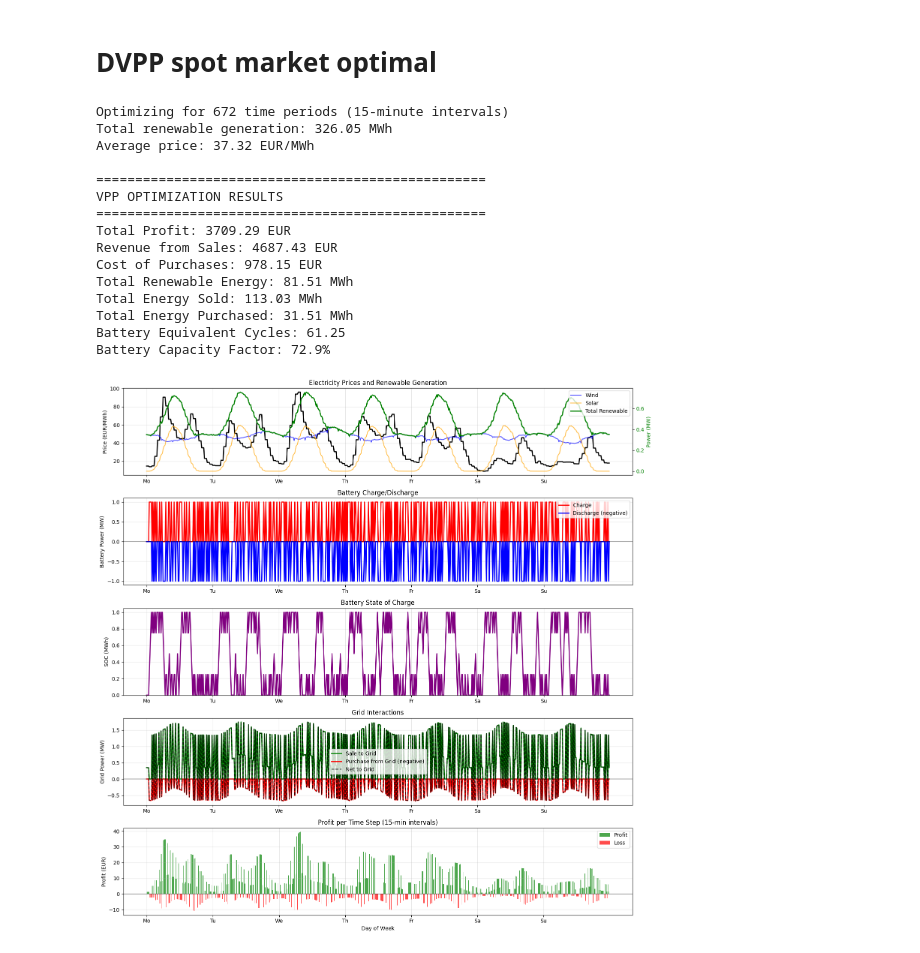
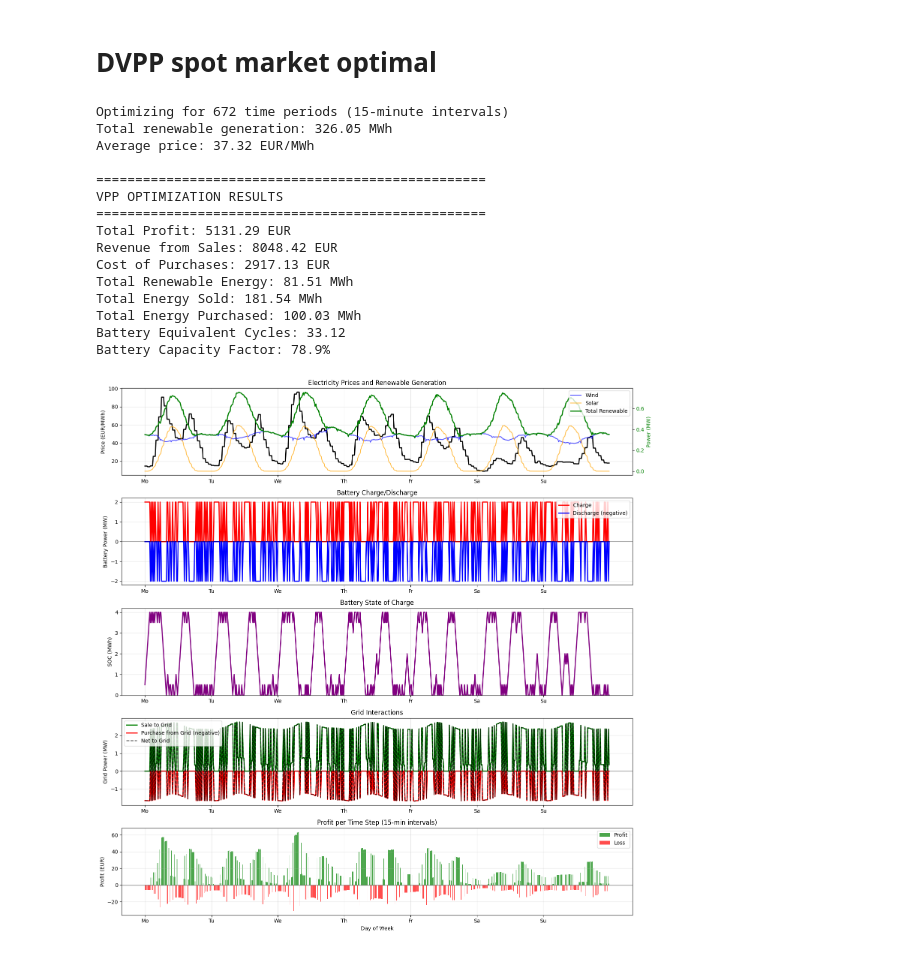
Before and after one commit to cvonholly/dvpp_reward_mechanism, a Jupyter notebook: data_analysis.ipynb, the cells around one changed output. Drawn from its saved outputs; the diff is of its cells as text; code cells hidden in the pictures.

```diff
--- a/data_analysis.ipynb
+++ b/data_analysis.ipynb
@@ -876,42 +876,42 @@ Run the VPP optimization with your data
 Usage:
 results = run_optimization(df_mean, df_mean_ws)
 """
 
 # Run optimization
-results = optimize_vpp_profit(df_mean_day_ahead, df_mean_wind_solar, battery_power_mw=1.0, battery_capacity_mwh=1.0)
+results = optimize_vpp_profit(df_mean_day_ahead, df_mean_wind_solar, battery_power_mw=2.0, battery_capacity_mwh=4.0)
 
 # Print summary
 print("\n" + "="*50)
 print("VPP OPTIMIZATION RESULTS")
 print("="*50)
 print(f"Total Profit: {results['total_profit_eur']:.2f} EUR")
 print(f"Revenue from Sales: {results['revenue_eur']:.2f} EUR")
 print(f"Cost of Purchases: {results['cost_eur']:.2f} EUR")
 print(f"Total Renewable Energy: {results['total_renewable_energy_mwh']:.2f} MWh")
 print(f"Total Energy Sold: {results['total_sold_energy_mwh']:.2f} MWh")
 print(f"Total Energy Purchased: {results['total_purchased_energy_mwh']:.2f} MWh")
 print(f"Battery Equivalent Cycles: {results['battery_cycles']:.2f}")
 print(f"Battery Capacity Factor: {results['capacity_factor_battery']:.1%}")
 
 # Generate plots
 plot_results(results)
 # %% [output]
 Optimizing for 672 time periods (15-minute intervals)
 Total renewable generation: 326.05 MWh
 Average price: 37.32 EUR/MWh
 
 ==================================================
 VPP OPTIMIZATION RESULTS
 ==================================================
-Total Profit: 3709.29 EUR
-Revenue from Sales: 4687.43 EUR
-Cost of Purchases: 978.15 EUR
+Total Profit: 5131.29 EUR
+Revenue from Sales: 8048.42 EUR
+Cost of Purchases: 2917.13 EUR
 Total Renewable Energy: 81.51 MWh
-Total Energy Sold: 113.03 MWh
-Total Energy Purchased: 31.51 MWh
-Battery Equivalent Cycles: 61.25
-Battery Capacity Factor: 72.9%
+Total Energy Sold: 181.54 MWh
+Total Energy Purchased: 100.03 MWh
+Battery Equivalent Cycles: 33.12
+Battery Capacity Factor: 78.9%
-[figure, old version]
+[figure, new version]
 # %%
 fig, axs = plt.subplots(3, 1, figsize=(10, 8), sharex=True)
 
```
Also changed, not shown: parts of 1 cell of this notebook, 12 other files.
